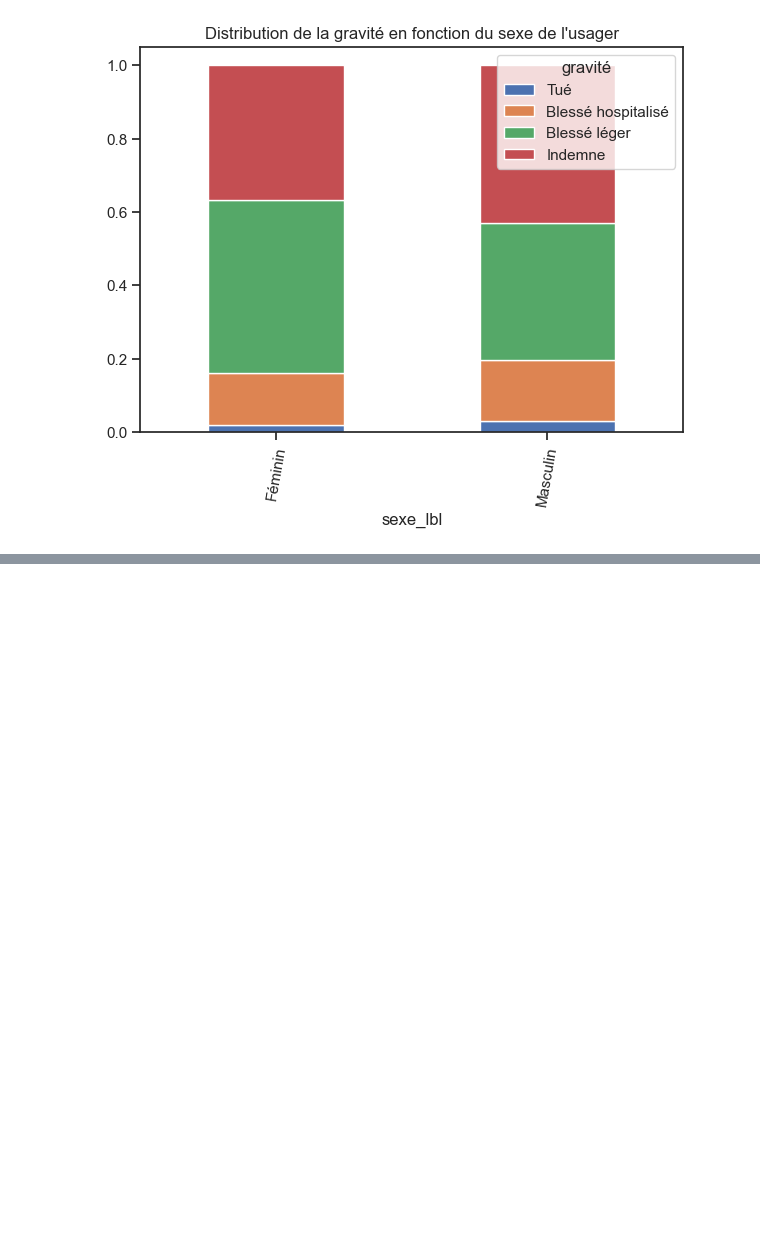
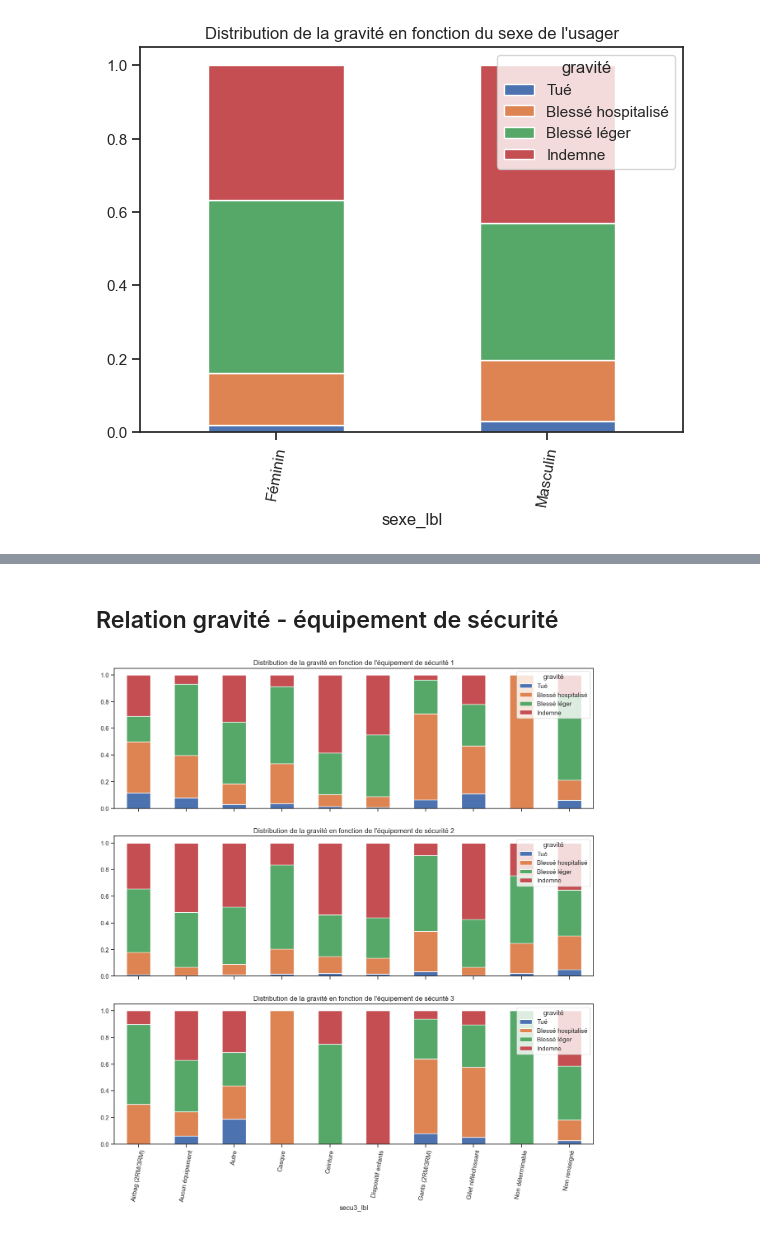
Before and after one commit to nicolascarayon/projet-accidents-routiers, a Jupyter notebook: nico_grav_usagers.ipynb, the cells around one changed output, grey strips where cells are left out. Drawn from its saved outputs; the diff is of its cells as text; code cells hidden in the pictures; blank space fills up the shorter version.

```diff
--- a/nico_grav_usagers.ipynb
+++ b/nico_grav_usagers.ipynb
@@ -132,0 +173,31 @@ Masculin  0.030197            0.167062      0.372216  0.430525
+# %% [markdown]
+## Relation gravité - équipement de sécurité
+# %%
+df_cross1 = pd.crosstab(df["secu1_lbl"], df['gravité'], normalize='index')
+df_cross1 = df_cross1.reindex(columns=columns_titles)
+# print(df_cross1)
+df_cross2 = pd.crosstab(df["secu2_lbl"], df['gravité'], normalize='index')
+df_cross2 = df_cross2.reindex(columns=columns_titles)
+# print(df_cross2)
+df_cross3 = pd.crosstab(df["secu3_lbl"], df['gravité'], normalize='index')
+df_cross3 = df_cross3.reindex(columns=columns_titles)
+# print(df_cross3)
+
+
+sns.set_theme(style="ticks")
+f, (ax1, ax2, ax3) = plt.subplots(nrows=3, ncols=1, sharex=True)
+f.set_size_inches(15, 15)
+
+chart = df_cross1.plot(kind="bar", stacked=True, rot=0, ax=ax1, title="Distribution de la gravité en fonction de l'équipement de sécurité 1")
+chart.set_xticklabels(chart.get_xticklabels(), rotation=80)
+sns.move_legend(ax1, "upper right")
+
+chart = df_cross2.plot(kind="bar", stacked=True, rot=0, ax=ax2, title="Distribution de la gravité en fonction de l'équipement de sécurité 2")
+chart.set_xticklabels(chart.get_xticklabels(), rotation=80)
+sns.move_legend(ax2, "upper right")
+
+chart = df_cross3.plot(kind="bar", stacked=True, rot=0, ax=ax3, title="Distribution de la gravité en fonction de l'équipement de sécurité 3")
+chart.set_xticklabels(chart.get_xticklabels(), rotation=80)
+sns.move_legend(ax3, "upper right")
+# %% [output]
+[figure, added]
```
Also changed, not shown: parts of 17 cells of this notebook, 2 other files.
